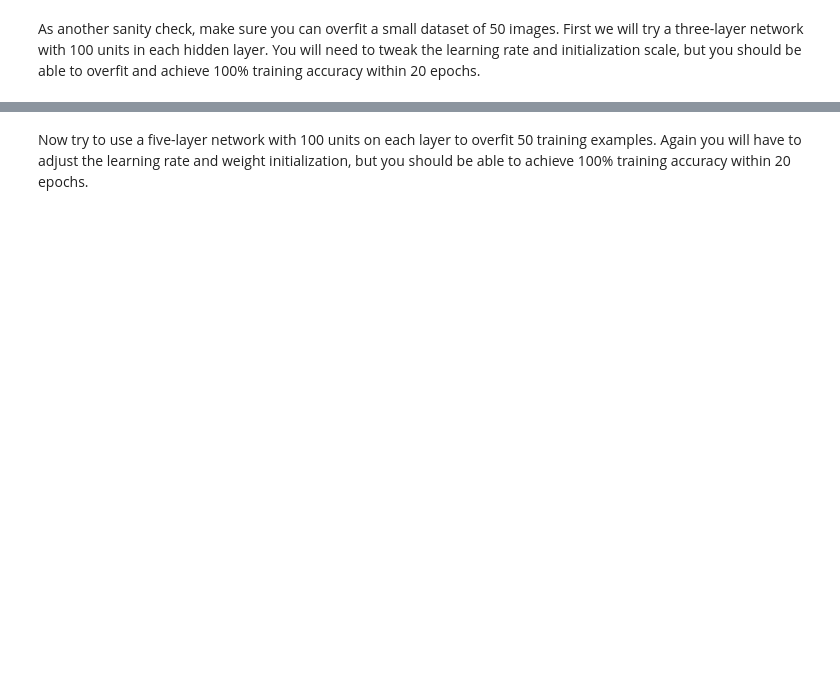
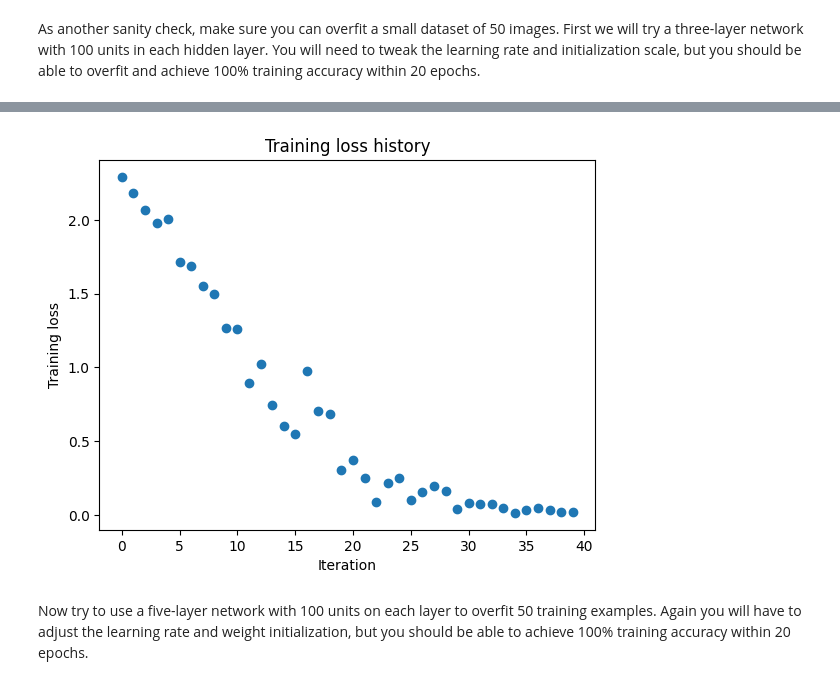
Before and after one commit to andrewctaylor/eecs182-andrew, a Jupyter notebook: hw00/code/networks.ipynb, the cells around one changed output, grey strips where cells are left out. Drawn from its saved outputs; the diff is of its cells as text; code cells hidden in the pictures; blank space fills up the shorter version.

```diff
--- a/hw00/code/networks.ipynb
+++ b/hw00/code/networks.ipynb
@@ -259,6 +251,7 @@ def relu_forward(x):
     #############################################################################
     # TODO: Implement the ReLU forward pass.                                    #
     #############################################################################
+    out = np.maximum(0, x)
     #############################################################################
     #                             END OF YOUR CODE                              #
     #############################################################################
@@ -281,6 +274,8 @@ def relu_backward(dout, cache):
     #############################################################################
     # TODO: Implement the ReLU backward pass.                                   #
     #############################################################################
+    dx = dout * (x > 0)
+
     #############################################################################
     #                             END OF YOUR CODE                              #
     #############################################################################
@@ -604,6 +1323,8 @@ small_data = {
   'y_val': data['y_val'],
 }
 
+learning_rate = 1e-2
+weight_scale = 1e-2
 ############################################################################
 ############################################################################
 ############################################################################
@@ -626,3 +1347,4 @@ plt.title('Training loss history')
 plt.xlabel('Iteration')
 plt.ylabel('Training loss')
 plt.show()
+# %% [output]
@@ -629,3 +1368,4 @@ plt.show()
+[figure, added]
 # %% [markdown]
 Now try to use a five-layer network with 100 units on each layer to overfit 50 training examples. Again you will have to adjust the learning rate and weight initialization, but you should be able to achieve 100% training accuracy within 20 epochs.
 # %%
```
Also changed, not shown: parts of 18 cells of this notebook.
